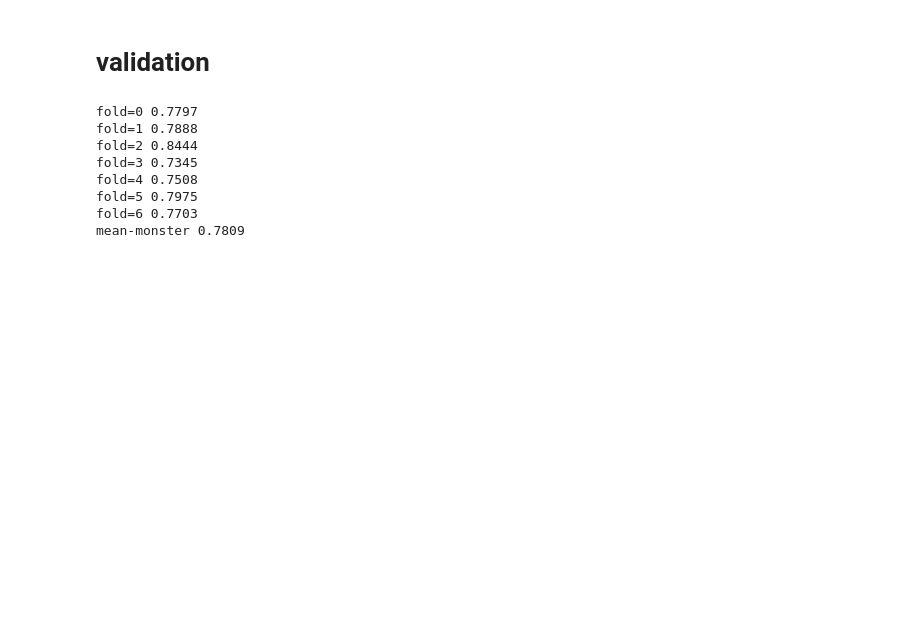
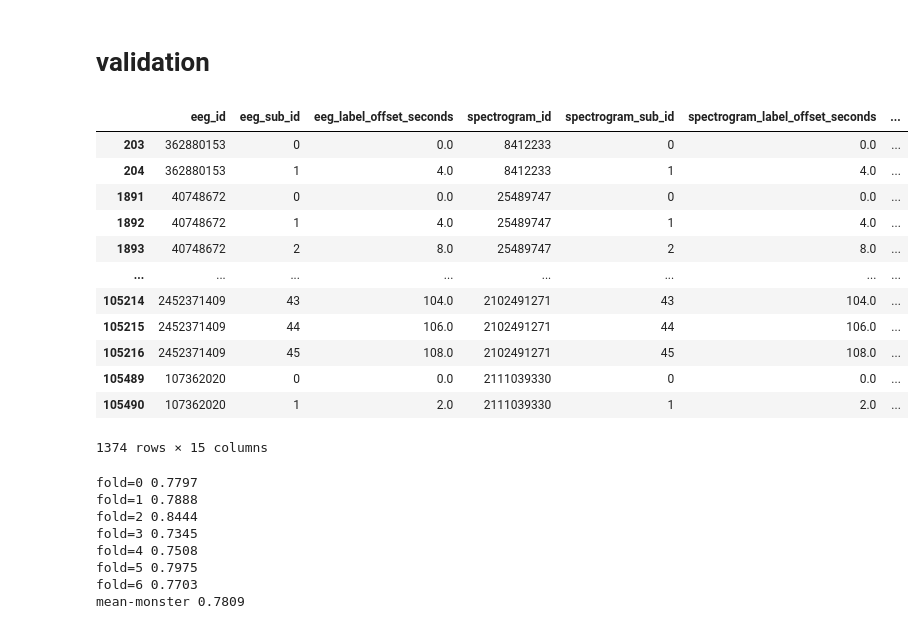
Before and after one commit to peluche/kaggle-eeg, a Jupyter notebook: rc-spectrogram.ipynb, the cells around one changed output. Saved outputs shown, nothing was run; the diff lists cells and outputs as text; code cells hidden in the pictures; blank space fills up the shorter version.

```diff
--- a/rc-spectrogram.ipynb
+++ b/rc-spectrogram.ipynb
@@ -558,6 +618,23 @@ View run at https://wandb.ai/peluche/kaggle-eeg-rc/runs/5ovufe8f
 KeyboardInterrupt:
 # %% [markdown]
 # validation
+# %%
+df = train_df[train_df['spectrogram_id'].isin(test_ids)]
+df[df[TARGETS].sum(axis=1) > 7]
+# %% [output]
+|  | eeg_id | eeg_sub_id | eeg_label_offset_seconds | spectrogram_id | spectrogram_sub_id | spectrogram_label_offset_seconds | ... |
+| 203 | 362880153 | 0 | 0.0 | 8412233 | 0 | 0.0 | ... |
+| 204 | 362880153 | 1 | 4.0 | 8412233 | 1 | 4.0 | ... |
+| 1891 | 40748672 | 0 | 0.0 | 25489747 | 0 | 0.0 | ... |
+| 1892 | 40748672 | 1 | 4.0 | 25489747 | 1 | 4.0 | ... |
+| 1893 | 40748672 | 2 | 8.0 | 25489747 | 2 | 8.0 | ... |
+| ... | ... | ... | ... | ... | ... | ... | ... |
+| 105214 | 2452371409 | 43 | 104.0 | 2102491271 | 43 | 104.0 | ... |
+| 105215 | 2452371409 | 44 | 106.0 | 2102491271 | 44 | 106.0 | ... |
+| 105216 | 2452371409 | 45 | 108.0 | 2102491271 | 45 | 108.0 | ... |
+| 105489 | 107362020 | 0 | 0.0 | 2111039330 | 0 | 0.0 | ... |
+| 105490 | 107362020 | 1 | 2.0 | 2111039330 | 1 | 2.0 | ... |
+1374 rows × 15 columns
 # %%
 def scope(folds=7):
     GC()
```
Also changed, not shown: parts of 8 cells of this notebook.
